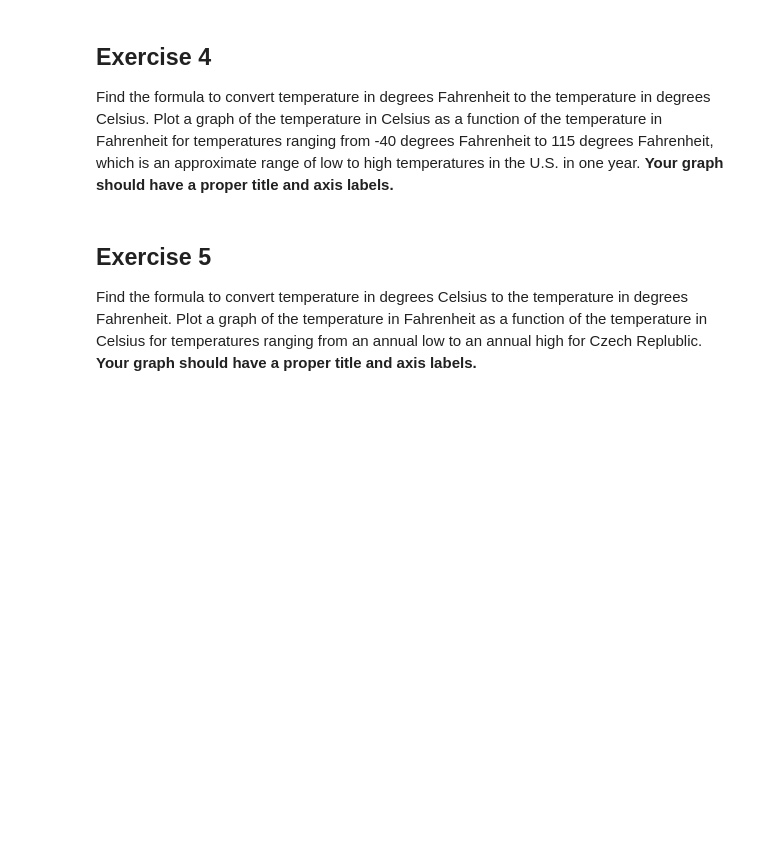
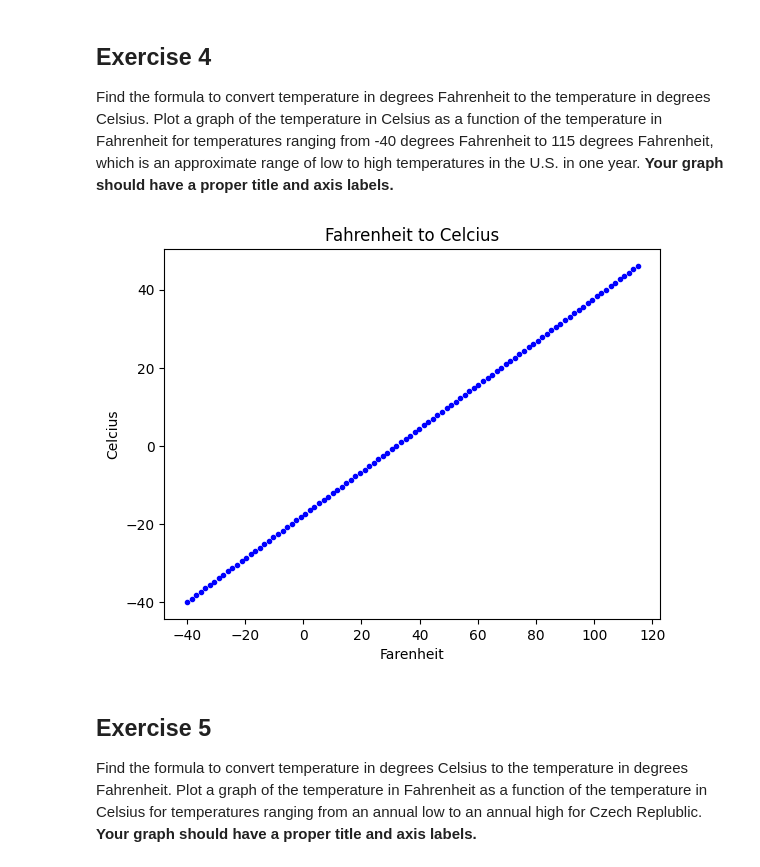
Before and after one commit to anthoak13/HNR-1303-F23, a Jupyter notebook: unit-03/03-02-plotting/03-02-plotting-solution.ipynb, the cells around one changed output. Drawn from its saved outputs; the diff is of its cells as text; code cells hidden in the pictures; blank space fills up the shorter version.

```diff
--- a/unit-03/03-02-plotting/03-02-plotting-solution.ipynb
+++ b/unit-03/03-02-plotting/03-02-plotting-solution.ipynb
@@ -232,6 +232,21 @@ plt.show()
 ## Exercise 4
 
 Find the formula to convert temperature in degrees Fahrenheit to the temperature in degrees Celsius. Plot a graph of the temperature in Celsius as a function of the temperature in Fahrenheit for temperatures ranging from -40 degrees Fahrenheit to 115 degrees Fahrenheit, which is an approximate range of low to high temperatures in the U.S. in one year. **Your graph should have a proper title and axis labels.**
+# %%
+C = lambda F: (F-32)*5/9
+
+# calculate
+f = np.linspace(-40,115,100)
+c = C(f)
+
+# plot
+plt.title('Fahrenheit to Celcius')
+plt.ylabel('Celcius')
+plt.xlabel('Farenheit')
+plt.plot(f, c, 'b.') #this specifies the data to plot in the format (horizontal, vertical)
+plt.show()
+# %% [output]
+[figure, added]
 # %% [markdown]
 ## Exercise 5
 
```
Also changed, not shown: parts of 5 cells of this notebook, 1 other file.
